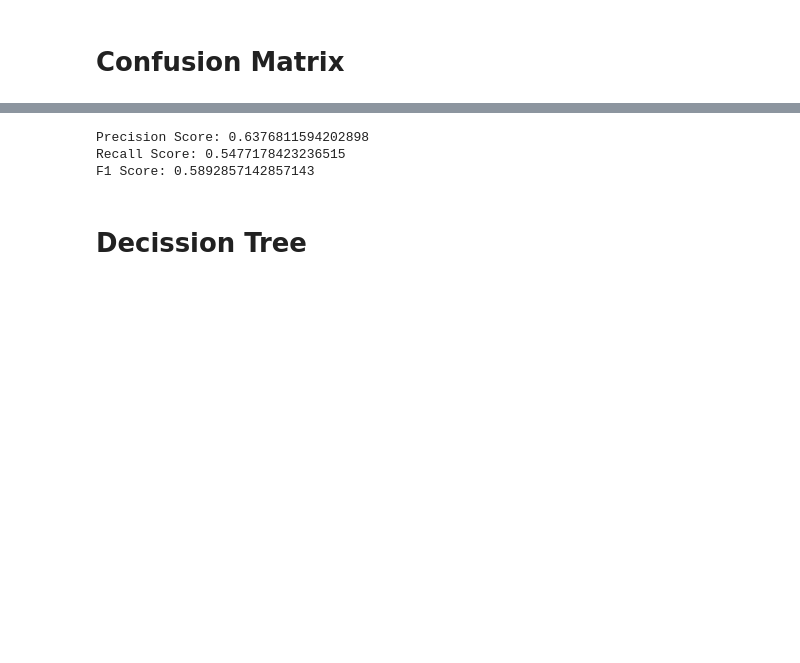
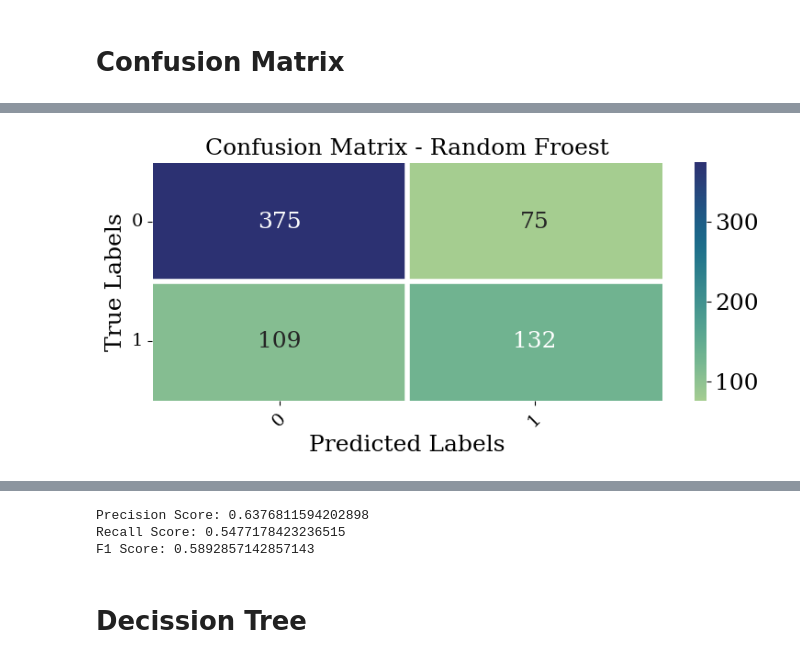
Before and after one commit to nurejannatnina/Learning-Python, a Jupyter notebook: Diabetes_Prediction.ipynb, the cells around one changed output, grey strips where cells are left out. Drawn from its saved outputs; the diff is of its cells as text; code cells hidden in the pictures; blank space fills up the shorter version.

```diff
--- a/Diabetes_Prediction.ipynb
+++ b/Diabetes_Prediction.ipynb
@@ -207,0 +210,17 @@ y_train_pred = cross_val_predict(poly_kernel_svm_clf, train_prepared, train_df_l
+# %%
+from sklearn.neighbors import KNeighborsClassifier
+from sklearn.metrics import accuracy_score, precision_score, recall_score, f1_score, roc_auc_score
+
+
+knn_clf = KNeighborsClassifier(n_neighbors=5)
+knn_clf.fit(train_prepared, train_df_labels)
+
+
+y_pred_knn = knn_clf.predict(train_prepared)
+
+
+print("KNN Accuracy:", accuracy_score(train_df_labels, y_pred_knn))
+print(f'precision score (KNN): {precision_score(train_df_labels, y_pred_knn)}')
+print(f'recall score (KNN): {recall_score(train_df_labels, y_pred_knn)}')
+print(f'f1 score (KNN): {f1_score(train_df_labels, y_pred_knn)}')
+print(f'roc_auc score (KNN): {roc_auc_score(train_df_labels, y_pred_knn)}')
@@ -216,0 +235,78 @@ array([[375,  75],
+# %%
+# Title
+title = "Confusion Matrix - Random Froest"
+
+# Set style
+plt.rcParams.update({
+    'font.size': 18,
+    'font.family': 'serif',
+    'axes.titlesize': 18,
+    'axes.labelsize': 18,
+    'xtick.labelsize': 18,
+    'ytick.labelsize': 18
+})
+
+# Get confusion matrix
+cm = confusion_matrix(train_df_labels, y_train_pred)
+
+# Get class labels
+labels = sorted(train_df_labels.unique())  # or ['No', 'Yes'] if binary
+
+# Plot
+fig, ax = plt.subplots(figsize=(8, 4))
+cmap = sns.color_palette("crest", as_cmap=True)
+
+sns.heatmap(cm, annot=True, fmt='d', cmap=cmap, cbar=True,
+            ax=ax, annot_kws={"fontsize": 18}, linewidths=0.5, linecolor='white')
+
+ax.set_title(title)
+ax.set_xlabel("Predicted Labels")
+ax.set_ylabel("True Labels")
+ax.set_xticklabels(labels, rotation=45, fontsize=14)
+ax.set_yticklabels(labels, rotation=0, fontsize=14)
+
+# Inner gridlines
+ax.hlines([1], *ax.get_xlim(), colors='white', linewidth=4)
+ax.vlines([1], *ax.get_ylim(), colors='white', linewidth=4)
+
+plt.tight_layout()
+plt.show()
+
+#Roc Curve Random Froest
+from sklearn.metrics import roc_curve, roc_auc_score
+import matplotlib.pyplot as plt
+
+plt.figure(figsize=(10, 7))
+colors = ['blue', 'green', 'orange', 'red', 'purple']  # One color per class
+
+for idx, positive_class in enumerate(forest_clf.classes_):
+    # Get the column index of the current class
+    class_index = list(forest_clf.classes_).index(positive_class)
+
+    # Get predicted probabilities for the current class
+    y_prob_val = forest_clf.predict_proba(train_prepared)[:, class_index]
+
+    # Convert y_test to binary (1 for current class, 0 for others)
+    y_test_binary = (y_train_pred == positive_class).astype(int)
+
+    # Compute ROC curve and AUC score
+    fpr, tpr, thresholds = roc_curve(y_test_binary, y_prob_val)
+    roc_auc = roc_auc_score(y_test_binary, y_prob_val)
+
+    # Plot ROC curve
+    plt.plot(fpr, tpr, label=f'Class {positive_class} (AUC = {roc_auc:.4f})',
+             color=colors[idx])
+
+# Plot the random guess line
+plt.plot([0, 1], [0, 1], linestyle='--', color='gray', label='Random Guess')
+
+# Add labels and legend
+plt.xlabel("False Positive Rate")
+plt.ylabel("True Positive Rate (Recall)")
+plt.title("Multiclass ROC Curve - Random Froest (One-vs-Rest)")
+plt.legend(loc='lower right')
+plt.grid(True)
+plt.tight_layout()
+plt.show()
+# %% [output]
+[figure, added]
```
Also changed, not shown: parts of 15 cells of this notebook.
